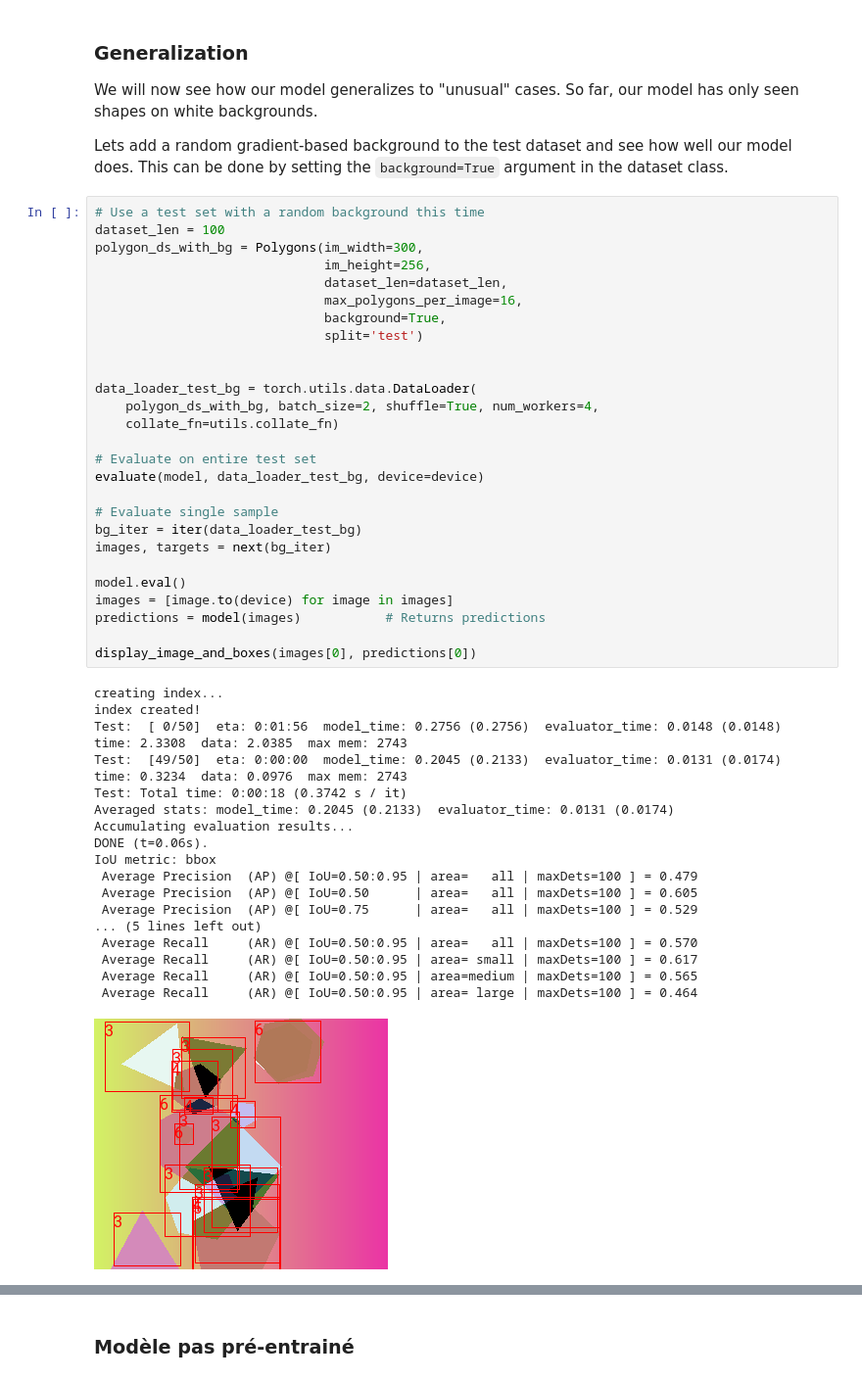
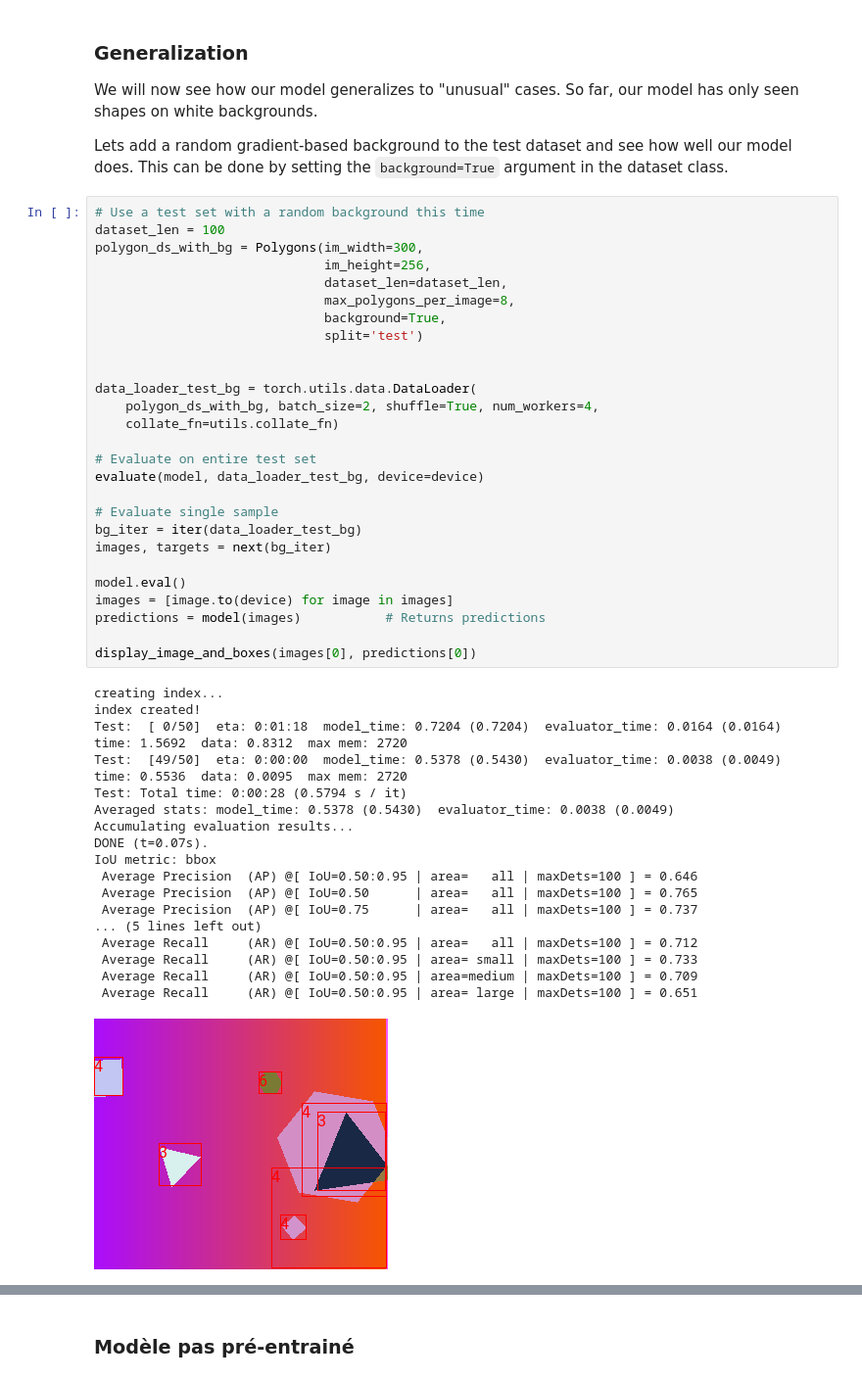
Before and after one commit to delemarchand2020/IVADO_MILA_DL, a Jupyter notebook: week3_CNN_denis_lemarchand.ipynb, the cells around one changed output, grey strips where cells are left out. Shown at 98% size. Drawn from its saved outputs; the diff is of its cells as text.

```diff
--- a/week3_CNN_denis_lemarchand.ipynb
+++ b/week3_CNN_denis_lemarchand.ipynb
@@ -1787,44 +1624,44 @@ Lets add a random gradient-based background to the test dataset and see how well
 dataset_len = 100
 polygon_ds_with_bg = Polygons(im_width=300,
                               im_height=256,
                               dataset_len=dataset_len,
-                              max_polygons_per_image=16,
+                              max_polygons_per_image=8,
                               background=True,
                               split='test')
 
 
 data_loader_test_bg = torch.utils.data.DataLoader(
     polygon_ds_with_bg, batch_size=2, shuffle=True, num_workers=4,
     collate_fn=utils.collate_fn)
 
 # Evaluate on entire test set
 evaluate(model, data_loader_test_bg, device=device)
 
 # Evaluate single sample
 bg_iter = iter(data_loader_test_bg)
 images, targets = next(bg_iter)
 
 model.eval()
 images = [image.to(device) for image in images]
 predictions = model(images)           # Returns predictions
 
 display_image_and_boxes(images[0], predictions[0])
 # %% [output]
 creating index...
 index created!
-Test:  [ 0/50]  eta: 0:01:56  model_time: 0.2756 (0.2756)  evaluator_time: 0.0148 (0.0148)  time: 2.3308  data: 2.0385  max mem: 2743
-Test:  [49/50]  eta: 0:00:00  model_time: 0.2045 (0.2133)  evaluator_time: 0.0131 (0.0174)  time: 0.3234  data: 0.0976  max mem: 2743
-Test: Total time: 0:00:18 (0.3742 s / it)
-Averaged stats: model_time: 0.2045 (0.2133)  evaluator_time: 0.0131 (0.0174)
+Test:  [ 0/50]  eta: 0:01:18  model_time: 0.7204 (0.7204)  evaluator_time: 0.0164 (0.0164)  time: 1.5692  data: 0.8312  max mem: 2720
+Test:  [49/50]  eta: 0:00:00  model_time: 0.5378 (0.5430)  evaluator_time: 0.0038 (0.0049)  time: 0.5536  data: 0.0095  max mem: 2720
+Test: Total time: 0:00:28 (0.5794 s / it)
+Averaged stats: model_time: 0.5378 (0.5430)  evaluator_time: 0.0038 (0.0049)
 Accumulating evaluation results...
-DONE (t=0.06s).
+DONE (t=0.07s).
 IoU metric: bbox
- Average Precision  (AP) @[ IoU=0.50:0.95 | area=   all | maxDets=100 ] = 0.479
- Average Precision  (AP) @[ IoU=0.50      | area=   all | maxDets=100 ] = 0.605
- Average Precision  (AP) @[ IoU=0.75      | area=   all | maxDets=100 ] = 0.529
+ Average Precision  (AP) @[ IoU=0.50:0.95 | area=   all | maxDets=100 ] = 0.646
+ Average Precision  (AP) @[ IoU=0.50      | area=   all | maxDets=100 ] = 0.765
+ Average Precision  (AP) @[ IoU=0.75      | area=   all | maxDets=100 ] = 0.737
 ... (5 lines left out)
- Average Recall     (AR) @[ IoU=0.50:0.95 | area=   all | maxDets=100 ] = 0.570
- Average Recall     (AR) @[ IoU=0.50:0.95 | area= small | maxDets=100 ] = 0.617
- Average Recall     (AR) @[ IoU=0.50:0.95 | area=medium | maxDets=100 ] = 0.565
- Average Recall     (AR) @[ IoU=0.50:0.95 | area= large | maxDets=100 ] = 0.464
+ Average Recall     (AR) @[ IoU=0.50:0.95 | area=   all | maxDets=100 ] = 0.712
+ Average Recall     (AR) @[ IoU=0.50:0.95 | area= small | maxDets=100 ] = 0.733
+ Average Recall     (AR) @[ IoU=0.50:0.95 | area=medium | maxDets=100 ] = 0.709
+ Average Recall     (AR) @[ IoU=0.50:0.95 | area= large | maxDets=100 ] = 0.651
-[figure, old version]
+[figure, new version]
```
Also changed, not shown: parts of 31 cells of this notebook.
